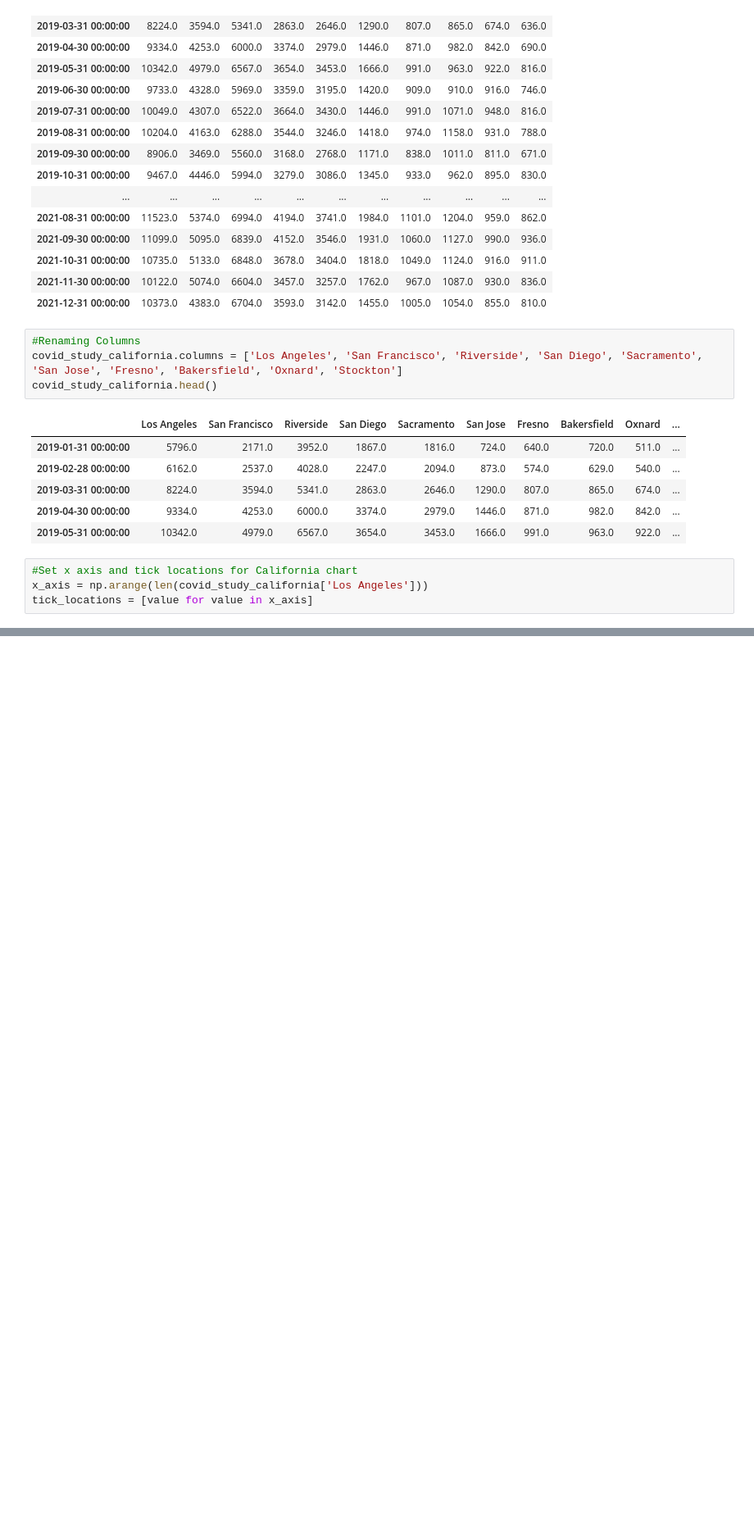
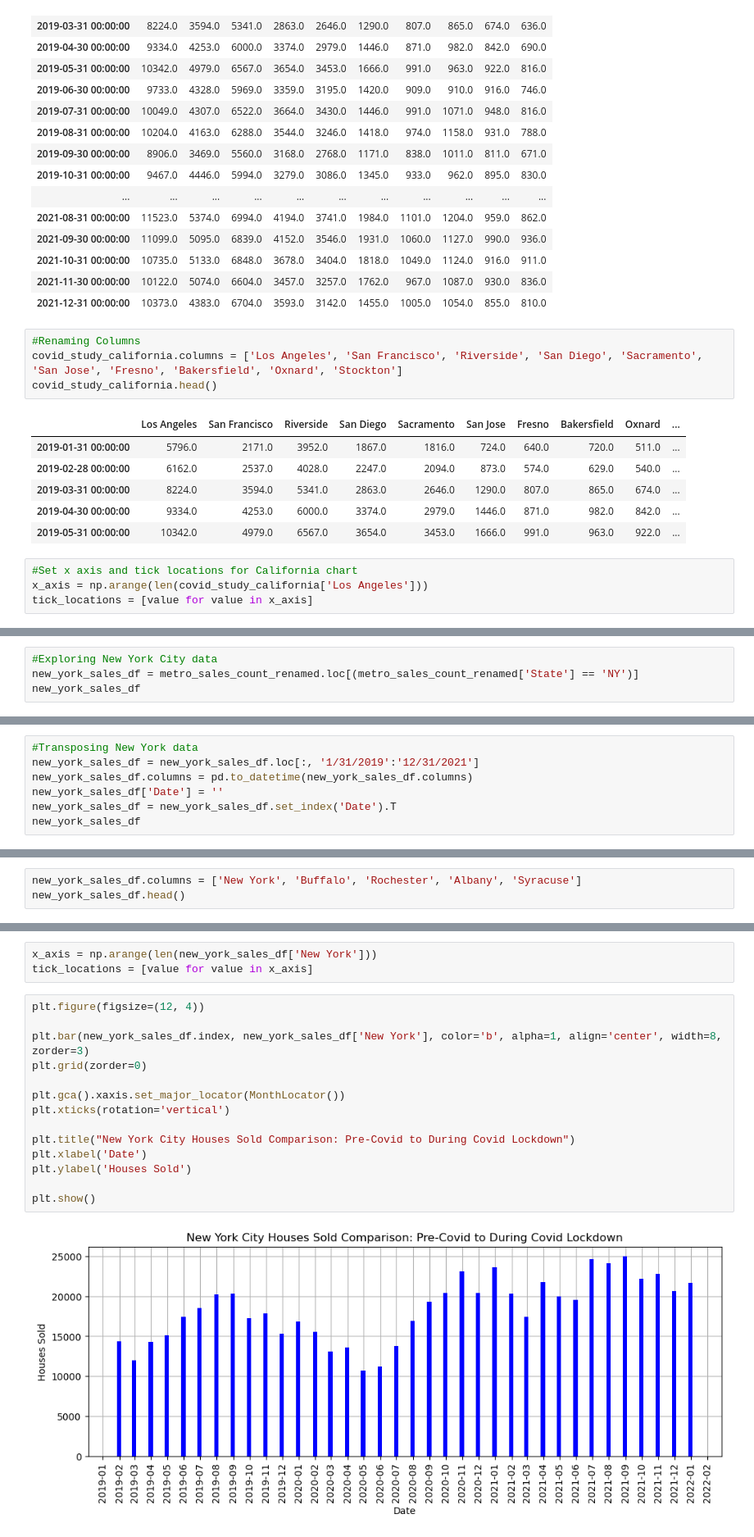
Before and after one commit to McKala1/Project-1, a Jupyter notebook: OSU_AI_Project_1_Nick.ipynb, the cells around one changed output, grey strips where cells are left out. Shown: that part at 82% size. Drawn from its saved outputs; the diff is of its cells as text; blank space fills up the shorter version.

```diff
--- a/OSU_AI_Project_1_Nick.ipynb
+++ b/OSU_AI_Project_1_Nick.ipynb
@@ -425,0 +425,4 @@ plt.show()
+# %%
+#Exploring New York City data
+new_york_sales_df = metro_sales_count_renamed.loc[(metro_sales_count_renamed['State'] == 'NY')]
+new_york_sales_df
@@ -425,0 +437,7 @@ plt.show()
+# %%
+#Transposing New York data
+new_york_sales_df = new_york_sales_df.loc[:, '1/31/2019':'12/31/2021']
+new_york_sales_df.columns = pd.to_datetime(new_york_sales_df.columns)
+new_york_sales_df['Date'] = ''
+new_york_sales_df = new_york_sales_df.set_index('Date').T
+new_york_sales_df
@@ -425,0 +462,3 @@ plt.show()
+# %%
+new_york_sales_df.columns = ['New York', 'Buffalo', 'Rochester', 'Albany', 'Syracuse']
+new_york_sales_df.head()
@@ -425,0 +472,19 @@ plt.show()
+# %%
+x_axis = np.arange(len(new_york_sales_df['New York']))
+tick_locations = [value for value in x_axis]
+# %%
+plt.figure(figsize=(12, 4))
+
+plt.bar(new_york_sales_df.index, new_york_sales_df['New York'], color='b', alpha=1, align='center', width=8, zorder=3)
+plt.grid(zorder=0)
+
+plt.gca().xaxis.set_major_locator(MonthLocator())
+plt.xticks(rotation='vertical')
+
+plt.title("New York City Houses Sold Comparison: Pre-Covid to During Covid Lockdown")
+plt.xlabel('Date')
+plt.ylabel('Houses Sold')
+
+plt.show()
+# %% [output]
+[figure, added]
```
Also changed, not shown: parts of 6 cells of this notebook.
